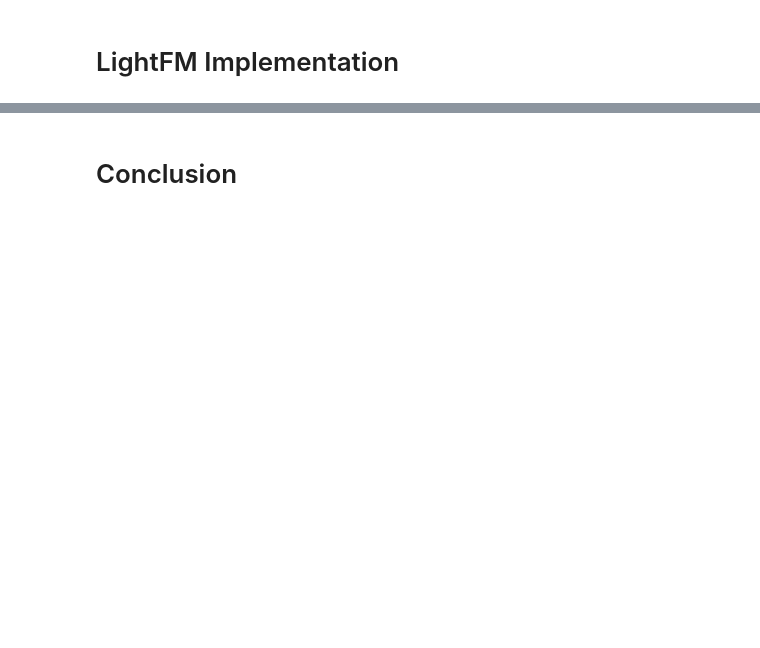
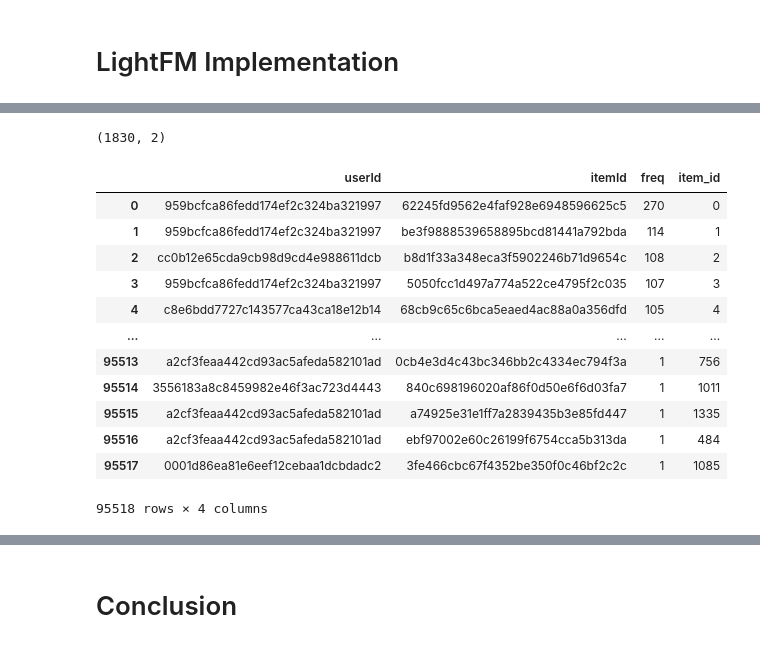
Before and after one commit to efe-v2/case-study, a Jupyter notebook: recommendation-system-final.ipynb, the cells around one changed output, grey strips where cells are left out. Drawn from its saved outputs; the diff is of its cells as text; code cells hidden in the pictures; blank space fills up the shorter version.

```diff
--- a/recommendation-system-final.ipynb
+++ b/recommendation-system-final.ipynb
@@ -1264,0 +1192,6 @@ train_interactions, _ = dataset.build_interactions(
+# %%
+df = df[df.groupby('userId').itemId.transform('nunique')>=1]
+# %%
+# the frequency of interactions between users and items
+df_freq = df.groupby(['userId', 'itemId']).agg('size').reset_index().rename(columns={0:'freq'})[['userId', 'itemId', 'freq']].sort_values(['freq'], ascending=False)
+df_freq.head()
@@ -1264,0 +1205,6 @@ train_interactions, _ = dataset.build_interactions(
+# %%
+# represent the unqiue ItemIds with index
+df_item = pd.DataFrame(df_freq["itemId"].unique())
+df_item = df_item.reset_index()
+df_item = df_item.rename(columns={'index':'item_id', 0:'itemId'})
+df_item.head()
@@ -1264,0 +1218,28 @@ train_interactions, _ = dataset.build_interactions(
+# %%
+df_item.shape
+# %% [output]
+(1830, 2)
+# %%
+# how='inner' parameter specifies that an inner join should be performed.
+# An inner join returns only the rows that have matching values in both DataFrames.
+
+# on='itemId' parameter specifies that the join should be performed on
+# the itemId column, which exists in both DataFrames.
+
+df_freq = pd.merge(df_freq, df_item, how='inner', on='itemId')
+# %%
+df_freq
+# %% [output]
+|  | userId | itemId | freq | item_id |
+| 0 | 959bcfca86fedd174ef2c324ba321997 | 62245fd9562e4faf928e6948596625c5 | 270 | 0 |
+| 1 | 959bcfca86fedd174ef2c324ba321997 | be3f9888539658895bcd81441a792bda | 114 | 1 |
+| 2 | cc0b12e65cda9cb98d9cd4e988611dcb | b8d1f33a348eca3f5902246b71d9654c | 108 | 2 |
+| 3 | 959bcfca86fedd174ef2c324ba321997 | 5050fcc1d497a774a522ce4795f2c035 | 107 | 3 |
+| 4 | c8e6bdd7727c143577ca43ca18e12b14 | 68cb9c65c6bca5eaed4ac88a0a356dfd | 105 | 4 |
+| ... | ... | ... | ... | ... |
+| 95513 | a2cf3feaa442cd93ac5afeda582101ad | 0cb4e3d4c43bc346bb2c4334ec794f3a | 1 | 756 |
+| 95514 | 3556183a8c8459982e46f3ac723d4443 | 840c698196020af86f0d50e6f6d03fa7 | 1 | 1011 |
+| 95515 | a2cf3feaa442cd93ac5afeda582101ad | a74925e31e1ff7a2839435b3e85fd447 | 1 | 1335 |
+| 95516 | a2cf3feaa442cd93ac5afeda582101ad | ebf97002e60c26199f6754cca5b313da | 1 | 484 |
+| 95517 | 0001d86ea81e6eef12cebaa1dcbdadc2 | 3fe466cbc67f4352be350f0c46bf2c2c | 1 | 1085 |
+95518 rows × 4 columns
```
Also changed, not shown: parts of 63 cells of this notebook, 23 other files.
